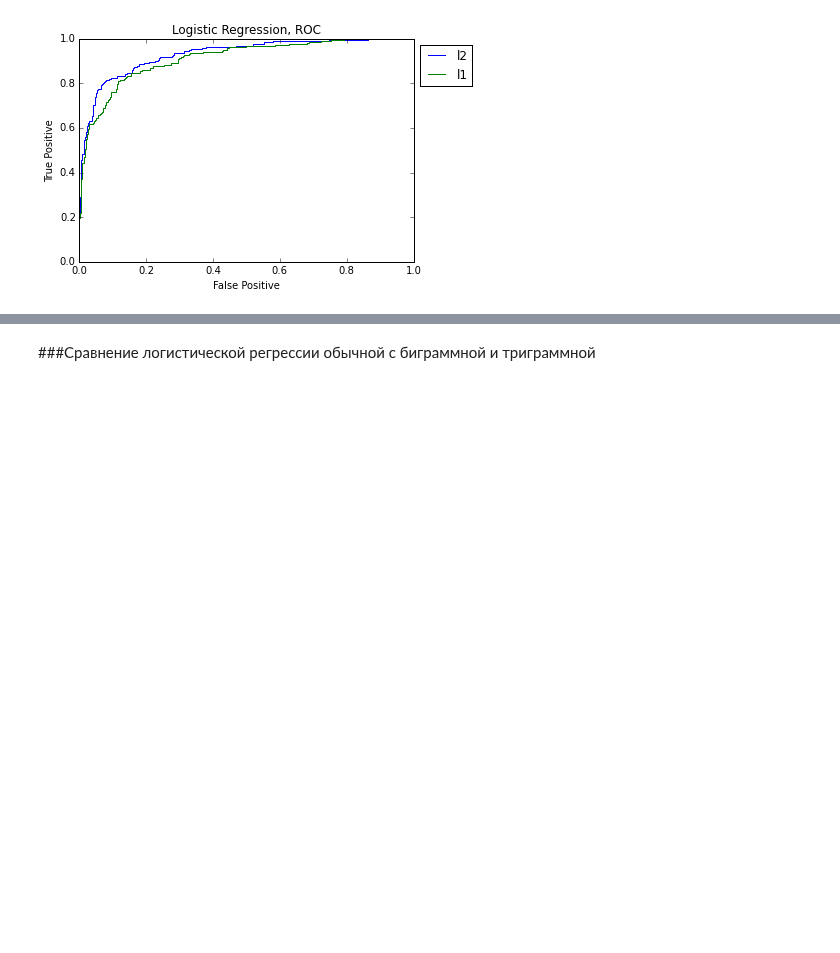
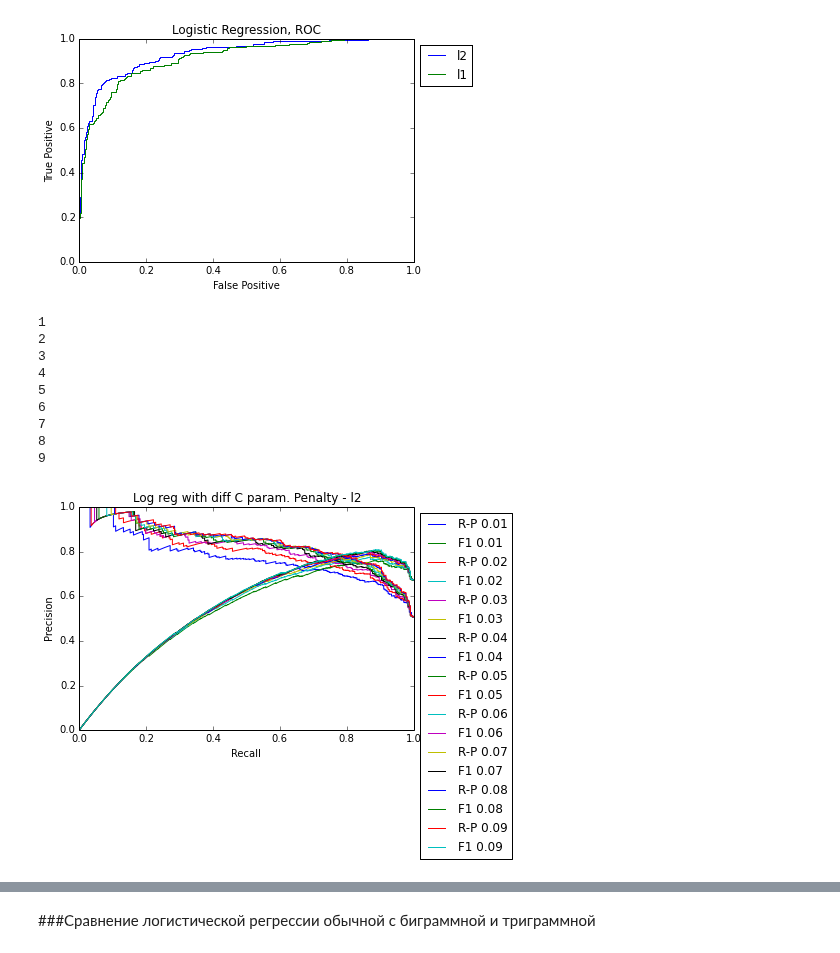
Before and after one commit to ermakovpetr/posneg, a Jupyter notebook: main.ipynb, the cells around one changed output, grey strips where cells are left out. Cells and saved outputs as stored; diff of their text form; code cells hidden in the pictures; blank space fills up the shorter version.

```diff
--- a/main.ipynb
+++ b/main.ipynb
@@ -195,3 +195,15 @@ roc_curve('Logistic Regression, ROC', Y_test, logreg_2_predicted, label='l1')
 Logistic Regression ( l2 ) AUC =  0.931306706992
 Logistic Regression ( l1 ) AUC =  0.91215975805
 [figure]
+# %%
+def rp_curves(title, Y_test, predicted_array, labels):
+    index = 0
+    for predicted in predicted_array:
+        rp_curve(title, Y_test, predicted, labels[index])
+        index += 1
+
+def roc_curves(title, Y_test, predicted_array, labels):
+    index = 0
+    for predicted in predicted_array:
+        roc_curve(title, Y_test, predicted, labels[index])
+        index += 1
@@ -197,0 +222,19 @@ Logistic Regression ( l1 ) AUC =  0.91215975805
+# %%
+predicted_array_minus1_all = []
+labels_all = []
+for x in range(1, 10, 1):
+    print x
+    predicted_array_minus1_all.append(logistic_reg(X_train, X_test, Y_train, C=x*0.01))
+    labels_all.append(str(x*0.01))
+rp_curves('Log reg with diff C param. Penalty - l2', Y_test, predicted_array_minus1_all, labels_all)
+# %% [output]
+1
+2
+3
+4
+5
+6
+7
+8
+9
+[figure, added]
```
Also changed, not shown: parts of 7 cells of this notebook.
